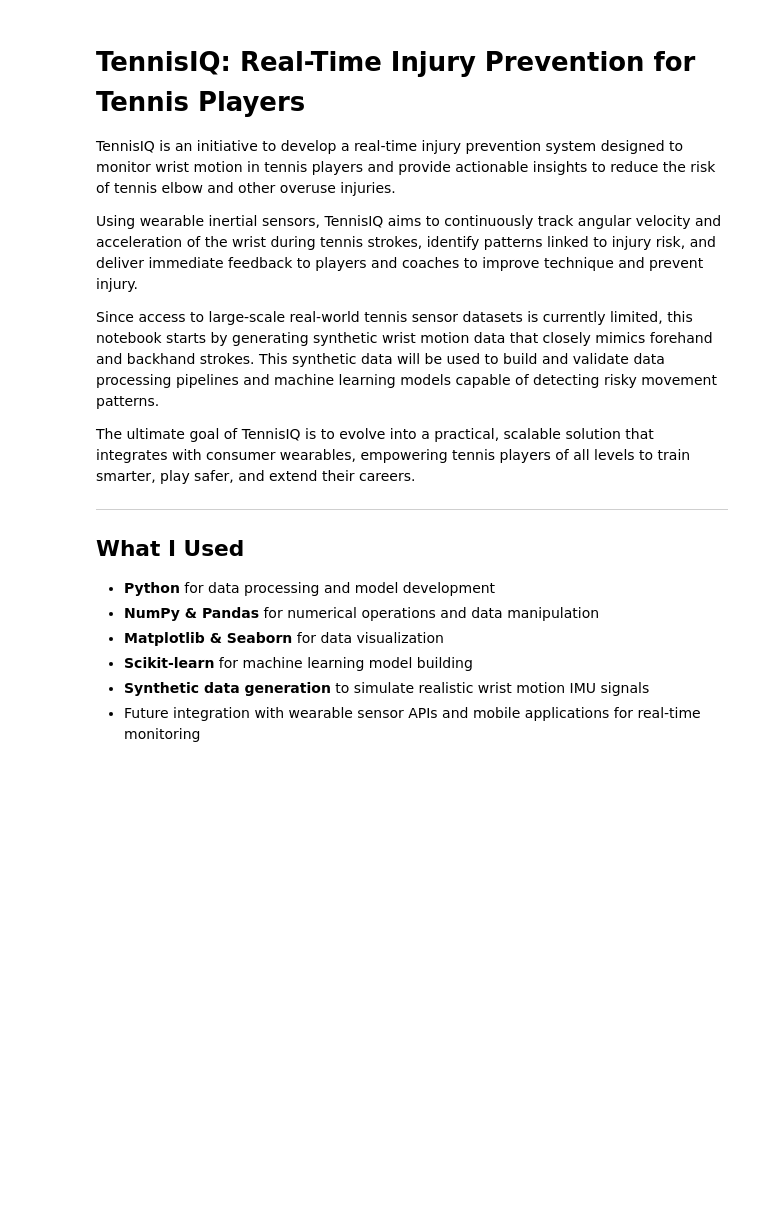
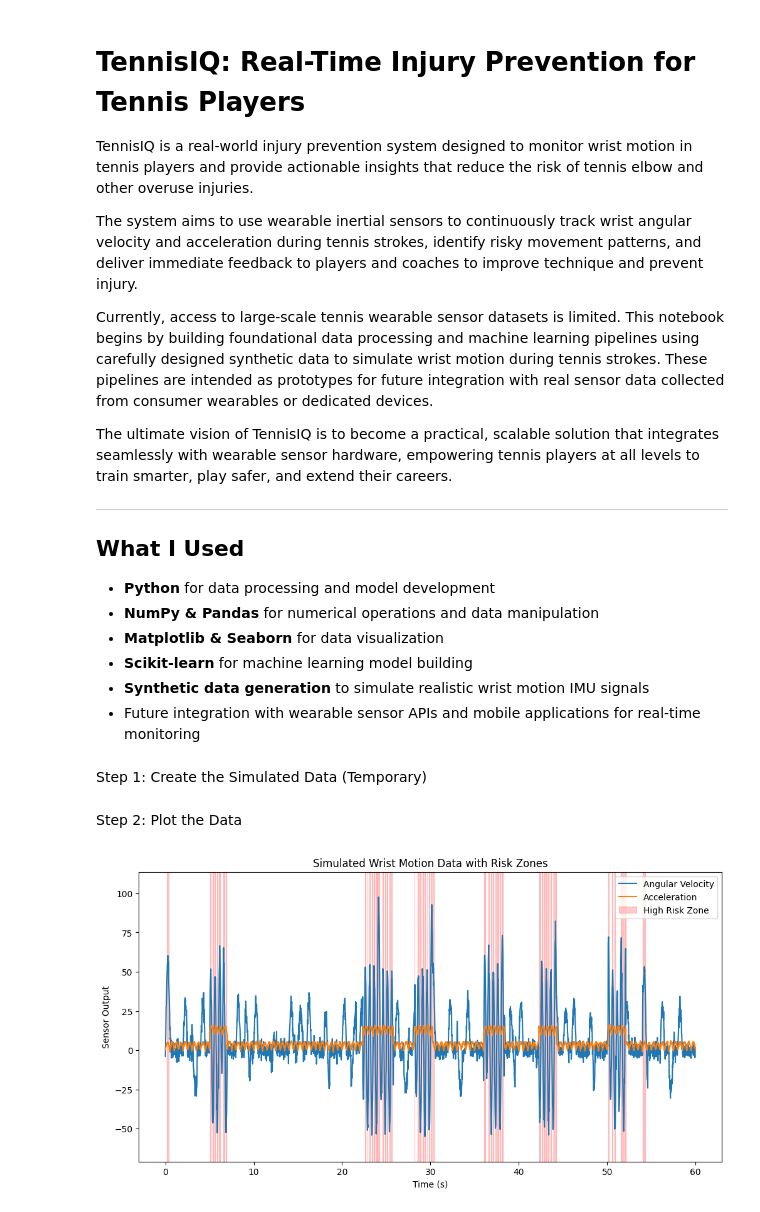
Before and after one commit to ryannemilligan/TENNIQ, a Jupyter notebook: TennIQ.ipynb, the cells around one changed output. Drawn from its saved outputs; the diff is of its cells as text; code cells hidden in the pictures; blank space fills up the shorter version.

```diff
--- a/TennIQ.ipynb
+++ b/TennIQ.ipynb
@@ -3,13 +3,13 @@
 # %% [markdown]
 # TennisIQ: Real-Time Injury Prevention for Tennis Players
 
-TennisIQ is an initiative to develop a real-time injury prevention system designed to monitor wrist motion in tennis players and provide actionable insights to reduce the risk of tennis elbow and other overuse injuries.
+TennisIQ is a real-world injury prevention system designed to monitor wrist motion in tennis players and provide actionable insights that reduce the risk of tennis elbow and other overuse injuries.
 
-Using wearable inertial sensors, TennisIQ aims to continuously track angular velocity and acceleration of the wrist during tennis strokes, identify patterns linked to injury risk, and deliver immediate feedback to players and coaches to improve technique and prevent injury.
+The system aims to use wearable inertial sensors to continuously track wrist angular velocity and acceleration during tennis strokes, identify risky movement patterns, and deliver immediate feedback to players and coaches to improve technique and prevent injury.
 
-Since access to large-scale real-world tennis sensor datasets is currently limited, this notebook starts by generating synthetic wrist motion data that closely mimics forehand and backhand strokes. This synthetic data will be used to build and validate data processing pipelines and machine learning models capable of detecting risky movement patterns.
+Currently, access to large-scale tennis wearable sensor datasets is limited. This notebook begins by building foundational data processing and machine learning pipelines using carefully designed synthetic data to simulate wrist motion during tennis strokes. These pipelines are intended as prototypes for future integration with real sensor data collected from consumer wearables or dedicated devices.
 
-The ultimate goal of TennisIQ is to evolve into a practical, scalable solution that integrates with consumer wearables, empowering tennis players of all levels to train smarter, play safer, and extend their careers.
+The ultimate vision of TennisIQ is to become a practical, scalable solution that integrates seamlessly with wearable sensor hardware, empowering tennis players at all levels to train smarter, play safer, and extend their careers.
 
 ---
 
@@ -21,3 +21,5 @@ The ultimate goal of TennisIQ is to evolve into a practical, scalable solution t
 - **Scikit-learn** for machine learning model building
 - **Synthetic data generation** to simulate realistic wrist motion IMU signals
 - Future integration with wearable sensor APIs and mobile applications for real-time monitoring
+# %% [markdown]
+ Step 1: Create the Simulated Data (Temporary)
@@ -23,0 +73,14 @@ The ultimate goal of TennisIQ is to evolve into a practical, scalable solution t
+# %% [markdown]
+Step 2: Plot the Data
+# %%
+plt.figure(figsize=(12, 6))
+plt.plot(df['time_sec'], df['angular_velocity'], label='Angular Velocity')
+plt.plot(df['time_sec'], df['acceleration'], label='Acceleration')
+plt.fill_between(df['time_sec'], 0, 1, where=df['intensity'] == 1, color='red', alpha=0.2, transform=plt.gca().get_xaxis_transform(), label='High Risk Zone')
+plt.xlabel("Time (s)")
+plt.ylabel("Sensor Output")
+plt.legend()
+plt.title("Simulated Wrist Motion Data with Risk Zones")
+plt.show()
+# %% [output]
+[figure, added]
```
Also changed, not shown: parts of 5 cells of this notebook.
